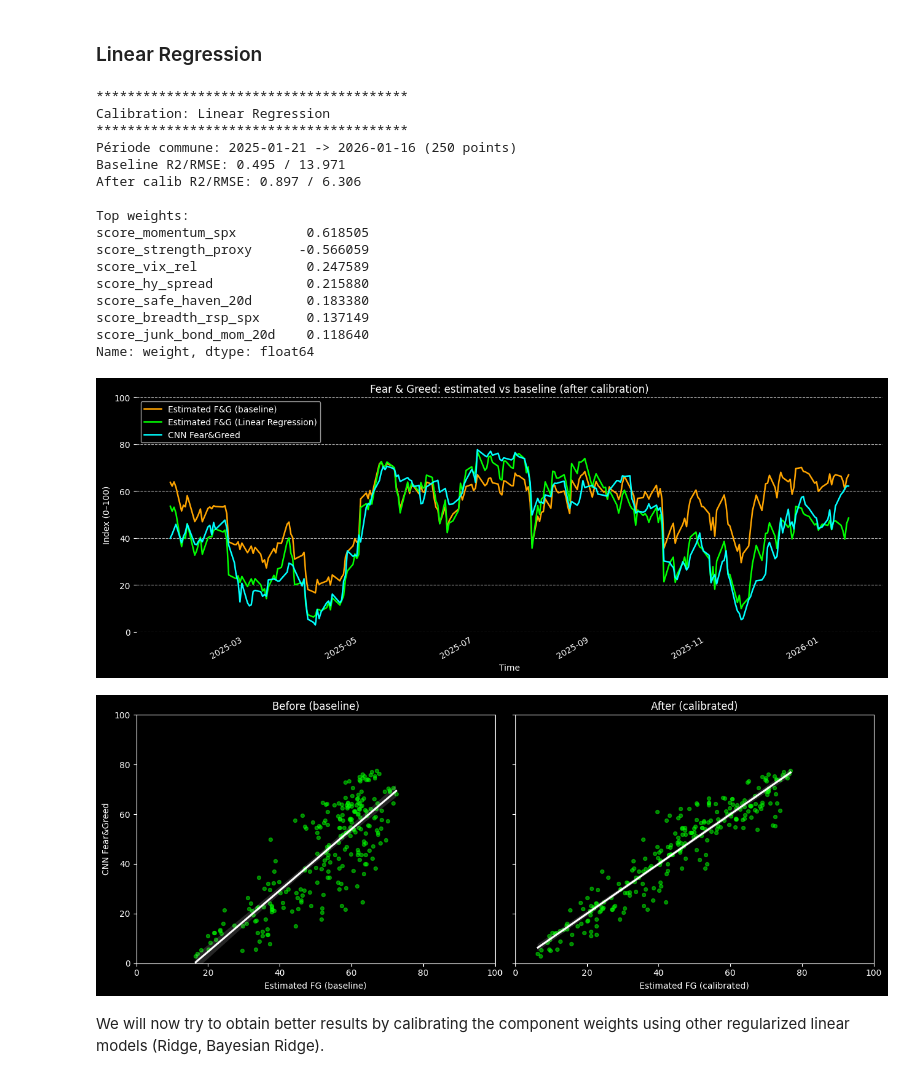
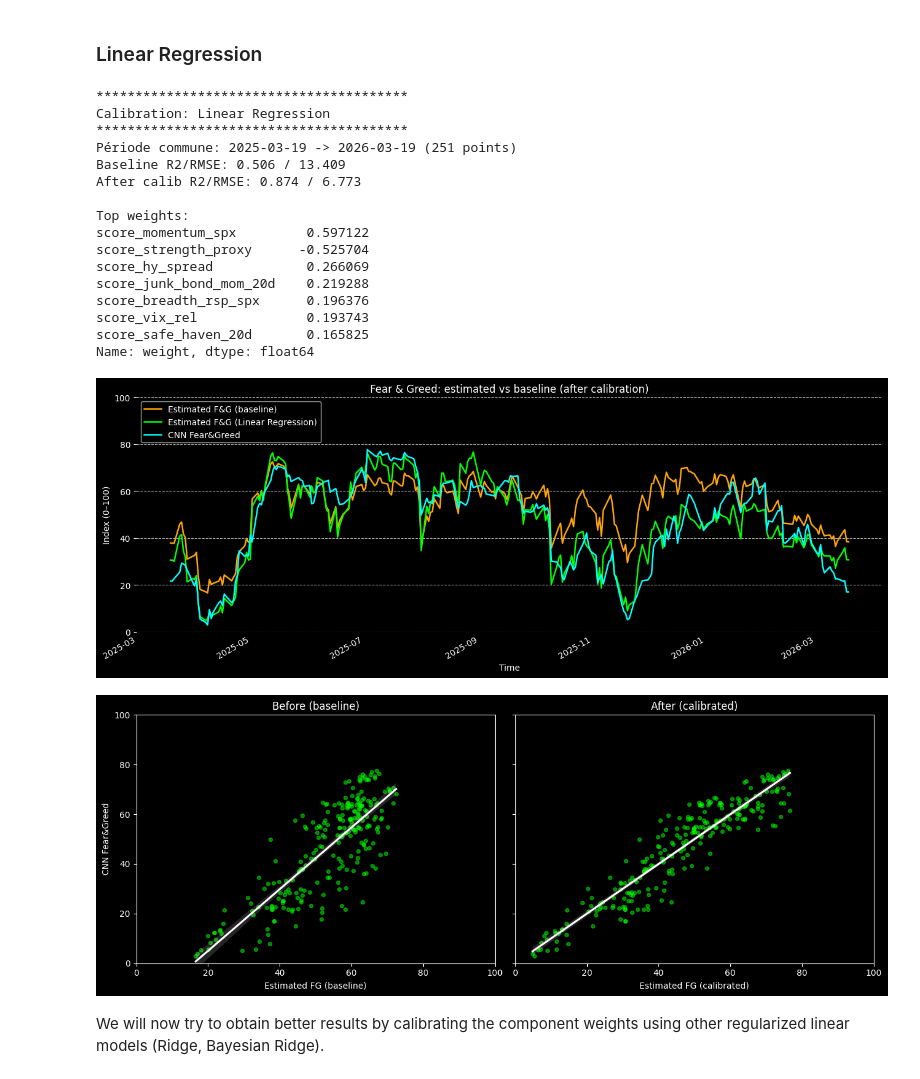
Before and after one commit to aurvl/FGIndexEstimator, a Jupyter notebook: estimator.ipynb, the cells around one changed output. Cells and saved outputs as stored; diff of their text form; code cells hidden in the pictures.

```diff
--- a/estimator.ipynb
+++ b/estimator.ipynb
@@ -786,0 +784,6 @@ cnn_fg.tail()
+# %%
+csv_path = "data/fear_greed_cnn_2025-03-19_to_2026-03-19.csv"
+# csv_path = "data/fear_greed_cnn_2025_01_21_to_2026_01_16.csv"
+cnn_fg = pd.read_csv(csv_path)
+cnn_fg.columns = ['date', 'fear_greed_score', 'sentiment']
+cnn_fg.tail()
@@ -1099,6 +1109,7 @@ def diagnostics_calibration(
     feature_names,
     model_name: str = "",
     plot: bool = True,
+    save_path: Optional[str] = None,
     col: str = "cyan",
 ):
     y_true = y_true.dropna()
@@ -1145,6 +1156,8 @@ def diagnostics_calibration(
         sp.set_visible(False)
     ax.tick_params(axis="x", which="both", length=0)
     plt.tight_layout()
+    if save_path is not None:
+        plt.savefig(save_path, dpi=300, bbox_inches='tight')
     plt.show()
 
     # Scatter before/after
@@ -1172,41 +1185,44 @@ def diagnostics_calibration(
         ax.set_ylim(0, 100)
 
     plt.tight_layout()
+    if save_path is not None:
+        plt.savefig(save_path.replace(".png", "_scatter.png"), dpi=300, bbox_inches='tight')
     plt.show()
 # %% [markdown]
 ### Linear Regression
 # %%
 model_lr, y_pred_lr, info_lr = train_calibration_model(X, y, params={}, model="lr", full_output=True, X_all=X_all)
 
 diagnostics_calibration(
     y_true=y,
     y_pred=y_pred_lr,
     y_base=fg_orig,
     model=model_lr,
     feature_names=X.columns,
     model_name=info_lr["model"],
     plot=True,
+    save_path="img/results1.png",
     col="lime",
 )
 # %% [output]
 ****************************************
 Calibration: Linear Regression
 ****************************************
-Période commune: 2025-01-21 -> 2026-01-16 (250 points)
-Baseline R2/RMSE: 0.495 / 13.971
-After calib R2/RMSE: 0.897 / 6.306
+Période commune: 2025-03-19 -> 2026-03-19 (251 points)
+Baseline R2/RMSE: 0.506 / 13.409
+After calib R2/RMSE: 0.874 / 6.773
 
 Top weights:
-score_momentum_spx         0.618505
-score_strength_proxy      -0.566059
-score_vix_rel              0.247589
-score_hy_spread            0.215880
-score_safe_haven_20d       0.183380
-score_breadth_rsp_spx      0.137149
-score_junk_bond_mom_20d    0.118640
+score_momentum_spx         0.597122
+score_strength_proxy      -0.525704
+score_hy_spread            0.266069
+score_junk_bond_mom_20d    0.219288
+score_breadth_rsp_spx      0.196376
+score_vix_rel              0.193743
+score_safe_haven_20d       0.165825
 Name: weight, dtype: float64
-[figure, old version]
+[figure, new version]
-[figure, old version]
+[figure, new version]
 # %% [markdown]
 We will now try to obtain better results by calibrating the component weights using other regularized linear models (Ridge, Bayesian Ridge).
 # %% [markdown]
```
Also changed, not shown: parts of 22 cells of this notebook, 41 other files.
